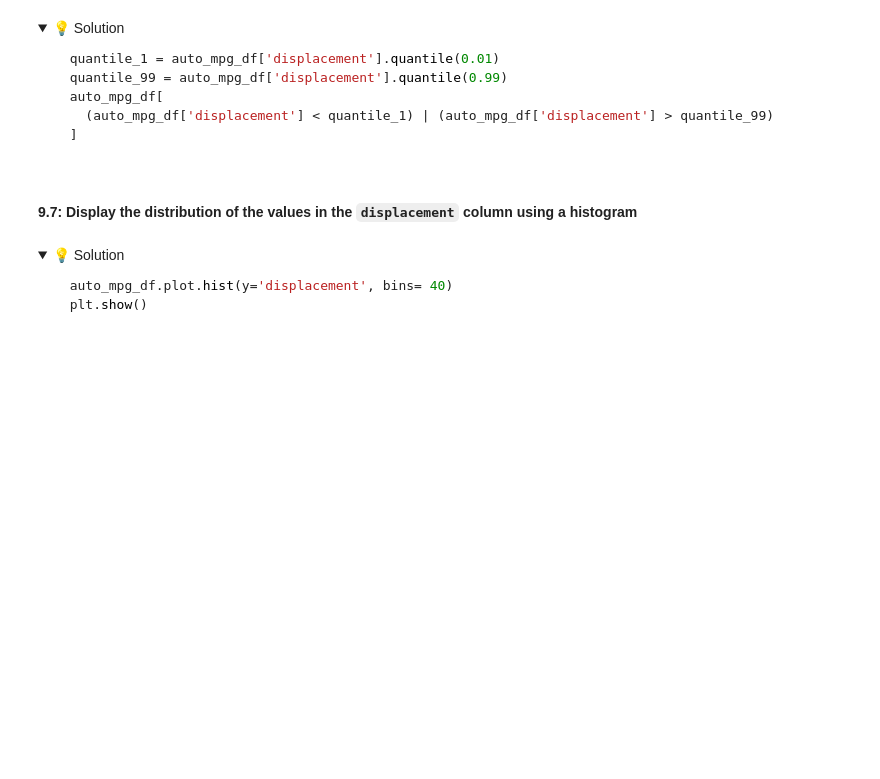
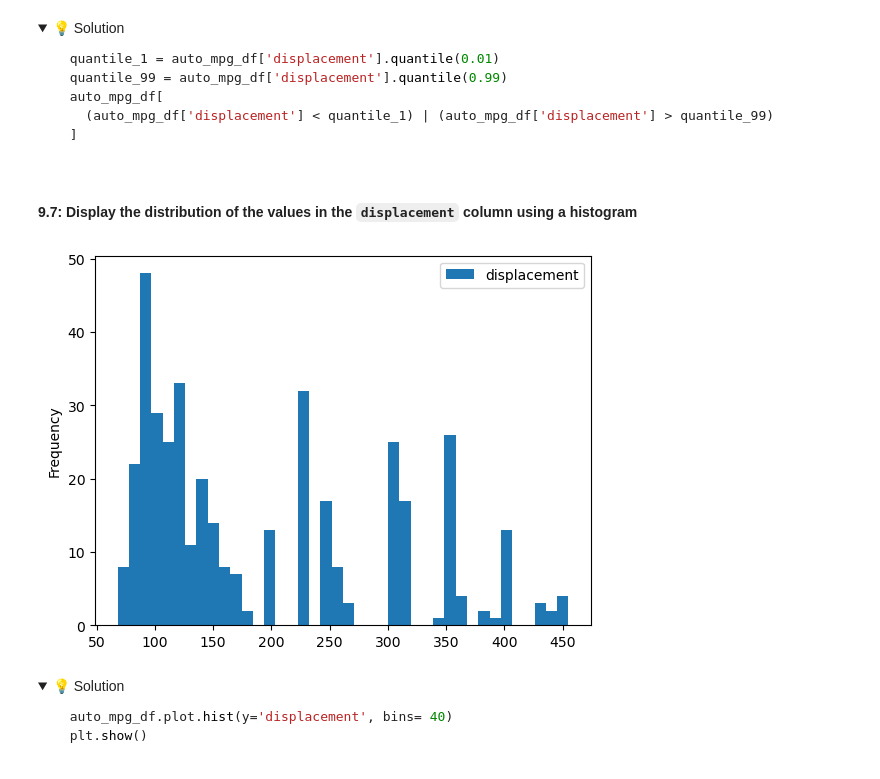
Before and after one commit to advaitparab/exploratory-data-analysis-advaitparab, a Jupyter notebook: notebook.ipynb, the cells around one changed output. Drawn from its saved outputs; the diff is of its cells as text; code cells hidden in the pictures; folded sections open; blank space fills up the shorter version.

```diff
--- a/notebook.ipynb
+++ b/notebook.ipynb
@@ -544,6 +779,12 @@ we'll use a 1% threshold for this exercise.
 </details>
 # %% [markdown]
 #### 9.7: Display the distribution of the values in the `displacement` column using a histogram
+# %%
+
+auto_mpg_df.plot.hist(y='displacement', bins= 40)
+plt.show()
+# %% [output]
+[figure, added]
 # %% [markdown]
 <details>
   <summary>💡 Solution</summary>
```
Also changed, not shown: parts of 37 cells of this notebook.
